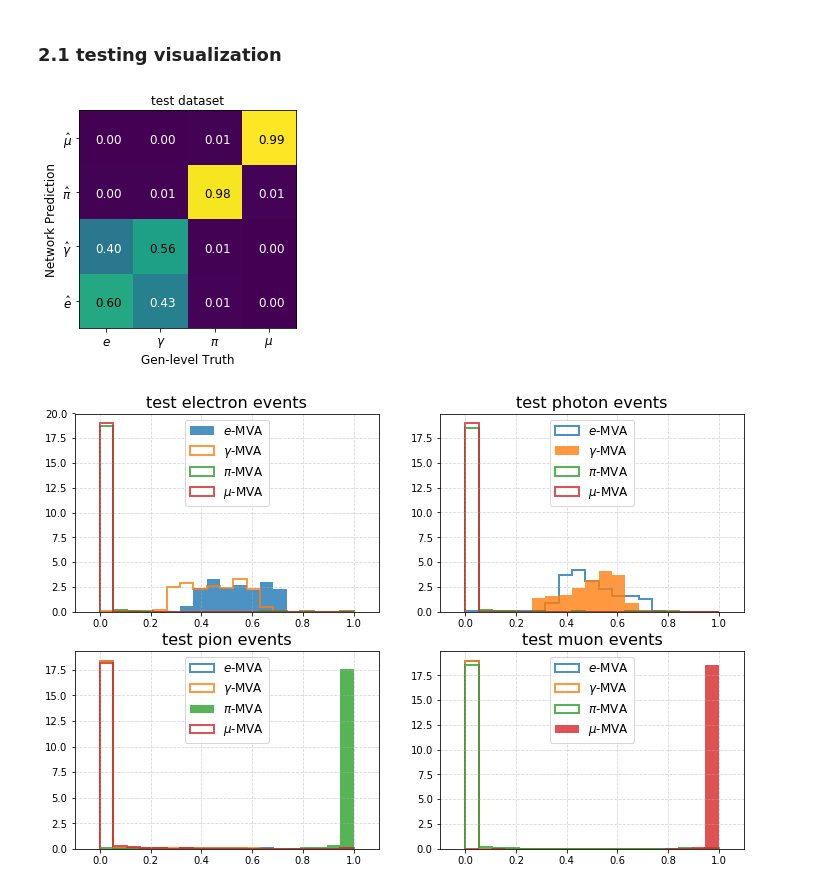
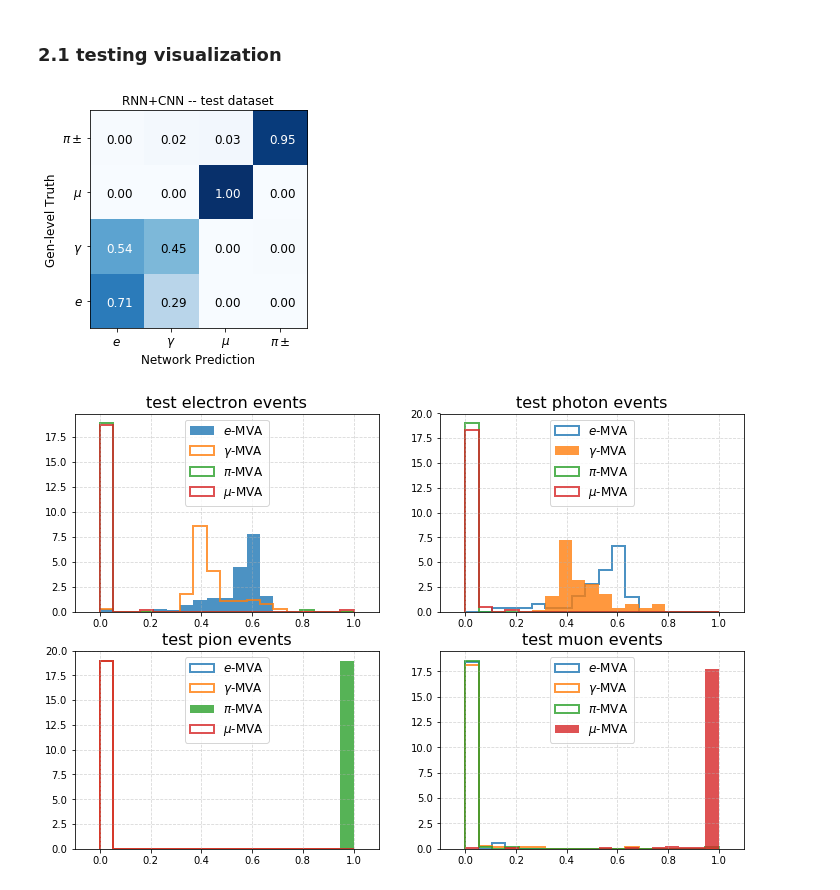
Before and after one commit to ZihengChen/ntuple_ml, a Jupyter notebook: notebooks/torch_TICLNet.ipynb, the cells around one changed output. Saved outputs shown, nothing was run; the diff lists cells and outputs as text; code cells hidden in the pictures.

```diff
--- a/notebooks/torch_TICLNet.ipynb
+++ b/notebooks/torch_TICLNet.ipynb
@@ -15,7 +15,7 @@ model = TICLNet()
 # initialize optimizer
 optimizer = torch.optim.Adam(model.parameters(), lr=5e-4)
 # begin Training
-for epoch in range(10):
+for epoch in range(1):
     running_loss = 0.0
     for i, batch in enumerate(trainset.getBatches(batch_size=50)):
         # 1.get the inputs
@@ -69,27 +69,28 @@ labels = np.array(testset.label)
 # %%
 # a) plot confusion matrix
 h = np.histogram2d(labels,predicts,bins=np.arange(5))[0]
 hnorm = h.copy()
 for i in range(h.shape[0]):
     hnorm[i] /= h[i].sum()
 plt.figure(facecolor='w')
-plt.imshow(hnorm.T,origin='lower')
-plt.xlabel('Gen-level Truth',fontsize=12)
-plt.ylabel('Network Prediction',fontsize=12)
-plt.xticks(np.arange(4),[r'$e$',r'$\gamma$',r'$\pi$',r'$\mu$'],fontsize=12)
-plt.yticks(np.arange(4),[r'$\hat{e}$',r'$\hat{\gamma}$',r'$\hat{\pi}$',r'$\hat{\mu}$'],fontsize=12)
+plt.imshow(hnorm,origin='lower',cmap="Blues")
+plt.ylabel('Gen-level Truth',fontsize=12)
+plt.xlabel('Network Prediction',fontsize=12)
+plt.yticks(np.arange(4),[r'$e$',r'$\gamma$',r'$\mu$',r'$\pi\pm$'],fontsize=12)
+plt.xticks(np.arange(4),[r'$e$',r'$\gamma$',r'$\mu$',r'$\pi\pm$'],fontsize=12)
+
 
 for i in range(4):
     for j in range(4):
-        clr = 'w'
-        val = hnorm[i,j]
+        clr = 'k'
+        val = hnorm[j,i]
         if val >0.5:
-            clr = 'k'
+            clr = 'w'
         plt.text(i-0.2,j-0.1,'{:4.2f}'.format(val), color=clr,fontsize=12)
-plt.title('{} dataset'.format(whichset))
-plt.savefig('../plots/TICLNet/{}_confusion.png'.format(whichset),dpi=200)
+plt.title('RNN+CNN -- {} dataset'.format(whichset))
+plt.savefig('../plots/TICLNet/{}_confusion_RNNCNN.png'.format(whichset),dpi=200)
 # %% [output]
-[figure, old version]
+[figure, new version]
 # %%
 # b) plot MVA distribution for all labels
 plt.figure(facecolor='w',figsize=(12,8))
@@ -121,7 +122,7 @@ for particle in range(4):
     plt.title('{} {} events'.format(whichset, particleName[particle]),fontsize=16)
 plt.savefig('../plots/TICLNet/{}_mva.png'.format(whichset),dpi=200)
 # %% [output]
-[figure, old version]
+[figure, new version]
 # %%
 # c) plot event summary
 for i in range(100):
```
Also changed, not shown: parts of 1 cell of this notebook, 19 other files.
